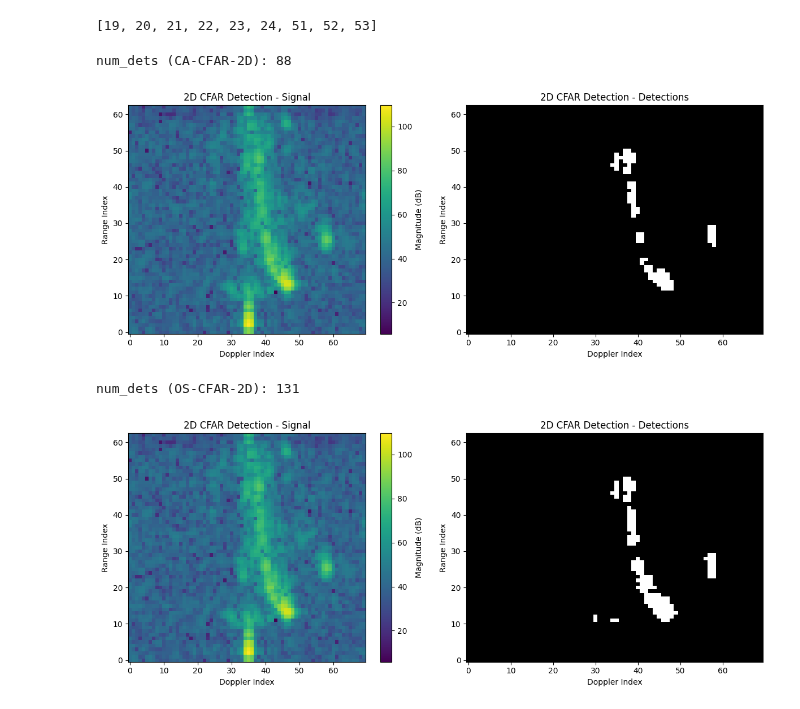
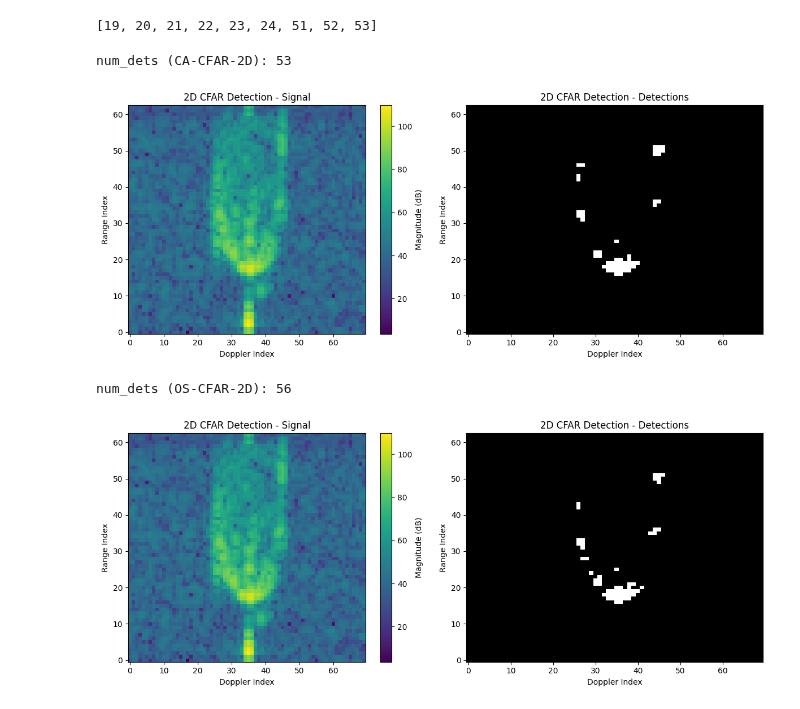
Before and after one commit to davidmhunt/mmwave_radar_processing, a Jupyter notebook: notebooks/view_radar_data_testing_detectors.ipynb, the cells around one changed output. Cells and saved outputs as stored; diff of their text form; code cells hidden in the pictures.

```diff
--- a/notebooks/view_radar_data_testing_detectors.ipynb
+++ b/notebooks/view_radar_data_testing_detectors.ipynb
@@ -237,13 +237,18 @@ print(dets)
 # %%
 from mmwave_radar_processing.detectors import CaCFAR2D,  OsCFAR2D
 
-idx = 141
+idx = 296
 
 adc_cube = dataset.get_radar_adc_data(idx)
 
 adc_cube = virtual_array_reformatter.process(adc_cube)
 
-rng_dop_resp = range_doppler_processor.process(adc_cube=adc_cube,rx_idx=0)
+rng_dop_resp_raw = range_doppler_processor.process(
+    adc_cube=adc_cube,
+    rx_idx=-1,
+    return_magnitude=False)
+
+rng_dop_resp = np.abs(rng_dop_resp_raw[0,:,:])
 
 num_train = (7,7)
 num_guard = (4,4)
@@ -254,34 +259,34 @@ ca_cfar_2d = CaCFAR2D(
     pfa=1e-2
 )
 
 rho = 0.8
 N_train_window = (2 * (num_train[0] + num_guard[0])) * (2 * (num_train[1] + num_guard[1]))
 N_guard_window = (2 * num_guard[0]) * (2 * num_guard[1])
 N_train_cells = N_train_window - N_guard_window - 1
 k_rank = int(rho * N_train_cells)
 
 os_cfar_2d = OsCFAR2D(
     num_train=num_train,
     num_guard=num_guard,
     k_rank=k_rank,
     alpha=5
 )
 
 dets = ca_cfar_2d.detect(rng_dop_resp)
 print(f"num_dets (CA-CFAR-2D): {len(dets)}")
 ca_cfar_2d.plot_detections(
     X=rng_dop_resp,
     convert_to_dB=True
 )
 
 dets = os_cfar_2d.detect(rng_dop_resp)
 print(f"num_dets (OS-CFAR-2D): {len(dets)}")
 os_cfar_2d.plot_detections(
     X=rng_dop_resp,
     convert_to_dB=True
 )
 # %% [output]
-num_dets (CA-CFAR-2D): 88
+num_dets (CA-CFAR-2D): 53
-[figure, old version]
+[figure, new version]
-num_dets (OS-CFAR-2D): 131
+num_dets (OS-CFAR-2D): 56
-[figure, old version]
+[figure, new version]
```
Also changed, not shown: parts of 3 cells of this notebook, 1 other file.
